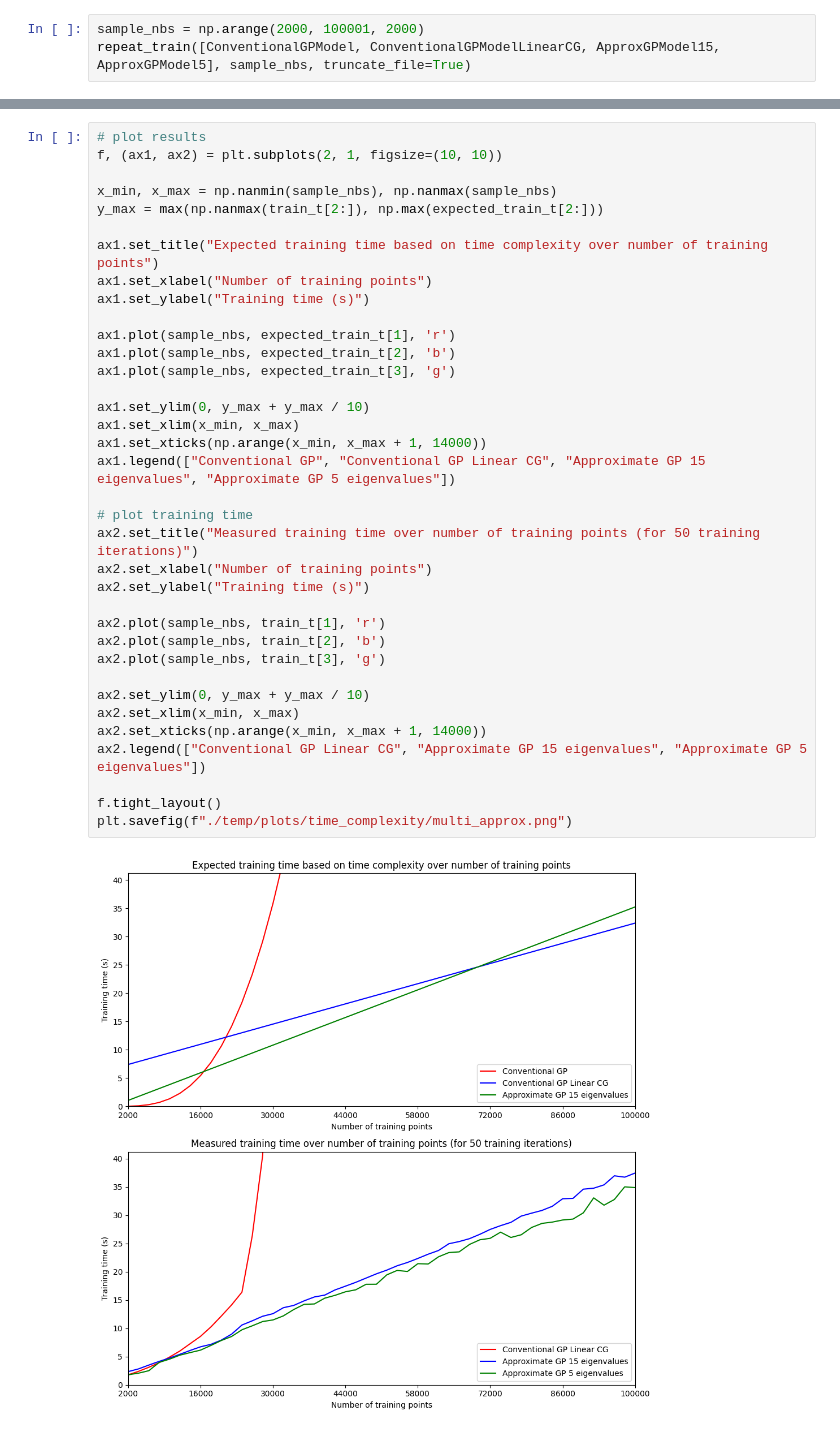
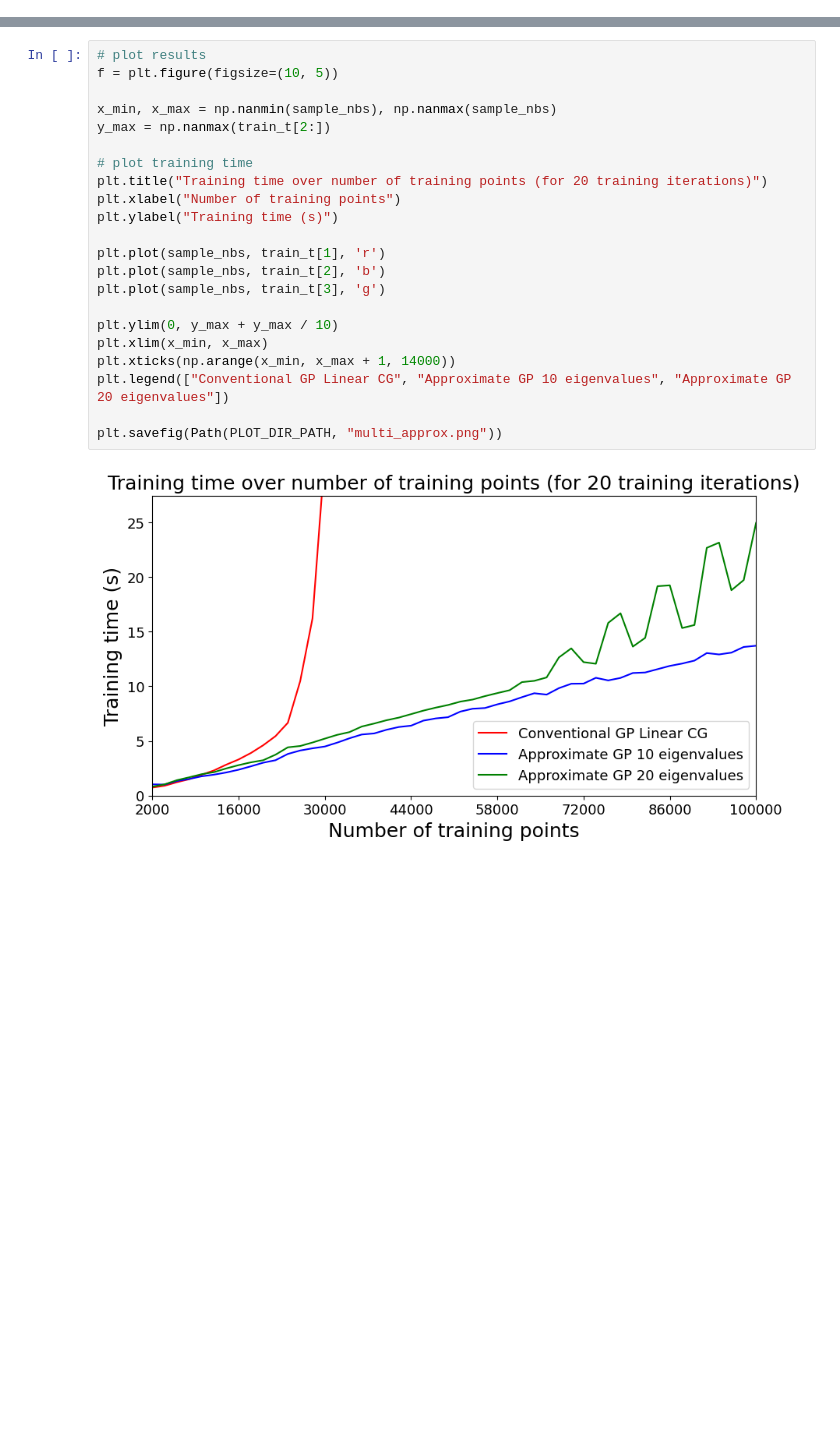
Before and after one commit to Cef0PT/famgpytorch, a Jupyter notebook: playground/multi_output_time_over_number_of_training_points.ipynb, the cells around one changed output, grey strips where cells are left out. Cells and saved outputs as stored; diff of their text form; blank space fills up the shorter version.

```diff
--- a/playground/multi_output_time_over_number_of_training_points.ipynb
+++ b/playground/multi_output_time_over_number_of_training_points.ipynb
@@ -201,3 +27,0 @@ def repeat_train(model_types, training_sample_nbs, truncate_file=False):
-# %%
-sample_nbs = np.arange(2000, 100001, 2000)
-repeat_train([ConventionalGPModel, ConventionalGPModelLinearCG, ApproxGPModel15, ApproxGPModel5], sample_nbs, truncate_file=True)
@@ -321,39 +95,25 @@ plt.savefig(f"./temp/plots/time_complexity/multi_linear_cg.png")
 # %%
 # plot results
-f, (ax1, ax2) = plt.subplots(2, 1, figsize=(10, 10))
+f = plt.figure(figsize=(10, 5))
 
 x_min, x_max = np.nanmin(sample_nbs), np.nanmax(sample_nbs)
-y_max = max(np.nanmax(train_t[2:]), np.max(expected_train_t[2:]))
-
-ax1.set_title("Expected training time based on time complexity over number of training points")
-ax1.set_xlabel("Number of training points")
-ax1.set_ylabel("Training time (s)")
-
-ax1.plot(sample_nbs, expected_train_t[1], 'r')
-ax1.plot(sample_nbs, expected_train_t[2], 'b')
-ax1.plot(sample_nbs, expected_train_t[3], 'g')
-
-ax1.set_ylim(0, y_max + y_max / 10)
-ax1.set_xlim(x_min, x_max)
-ax1.set_xticks(np.arange(x_min, x_max + 1, 14000))
-ax1.legend(["Conventional GP", "Conventional GP Linear CG", "Approximate GP 15 eigenvalues", "Approximate GP 5 eigenvalues"])
+y_max = np.nanmax(train_t[2:])
 
 # plot training time
-ax2.set_title("Measured training time over number of training points (for 50 training iterations)")
-ax2.set_xlabel("Number of training points")
-ax2.set_ylabel("Training time (s)")
+plt.title("Training time over number of training points (for 20 training iterations)")
+plt.xlabel("Number of training points")
+plt.ylabel("Training time (s)")
 
-ax2.plot(sample_nbs, train_t[1], 'r')
-ax2.plot(sample_nbs, train_t[2], 'b')
-ax2.plot(sample_nbs, train_t[3], 'g')
+plt.plot(sample_nbs, train_t[1], 'r')
+plt.plot(sample_nbs, train_t[2], 'b')
+plt.plot(sample_nbs, train_t[3], 'g')
 
-ax2.set_ylim(0, y_max + y_max / 10)
-ax2.set_xlim(x_min, x_max)
-ax2.set_xticks(np.arange(x_min, x_max + 1, 14000))
-ax2.legend(["Conventional GP Linear CG", "Approximate GP 15 eigenvalues", "Approximate GP 5 eigenvalues"])
+plt.ylim(0, y_max + y_max / 10)
+plt.xlim(x_min, x_max)
+plt.xticks(np.arange(x_min, x_max + 1, 14000))
+plt.legend(["Conventional GP Linear CG", "Approximate GP 10 eigenvalues", "Approximate GP 20 eigenvalues"])
 
-f.tight_layout()
-plt.savefig(f"./temp/plots/time_complexity/multi_approx.png")
+plt.savefig(Path(PLOT_DIR_PATH, "multi_approx.png"))
 # %% [output]
-[figure, old version]
+[figure, new version]
 # %%
```
Also changed, not shown: parts of 12 cells of this notebook, 6 other files.
